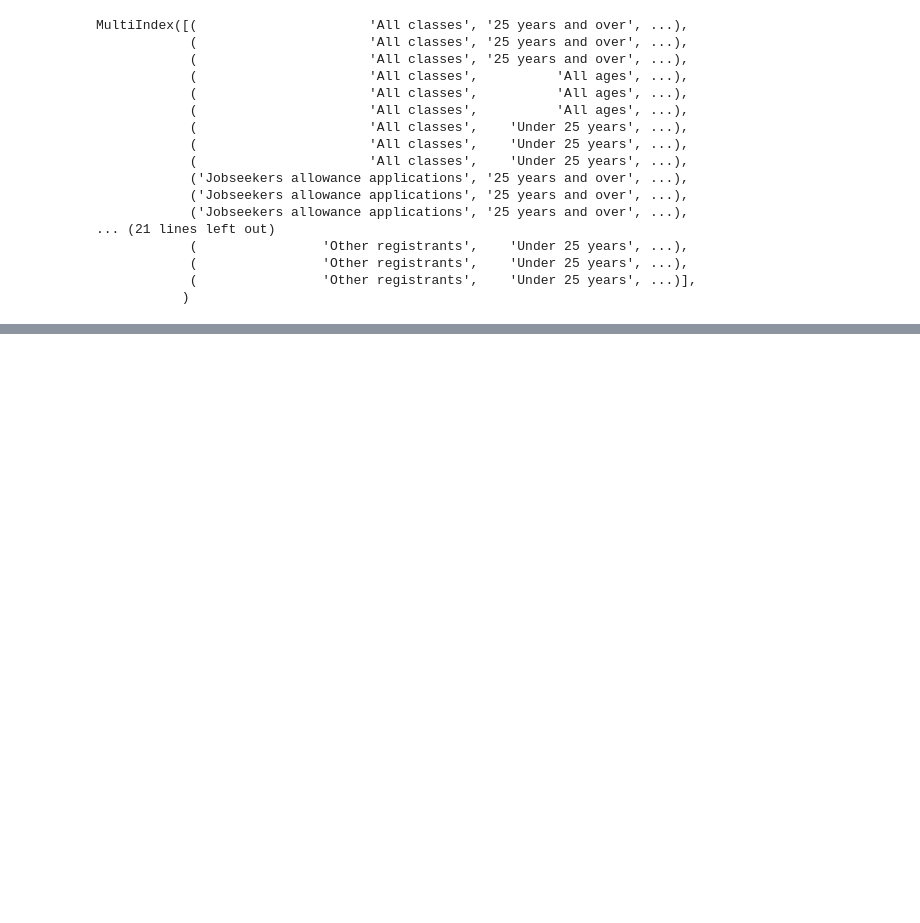
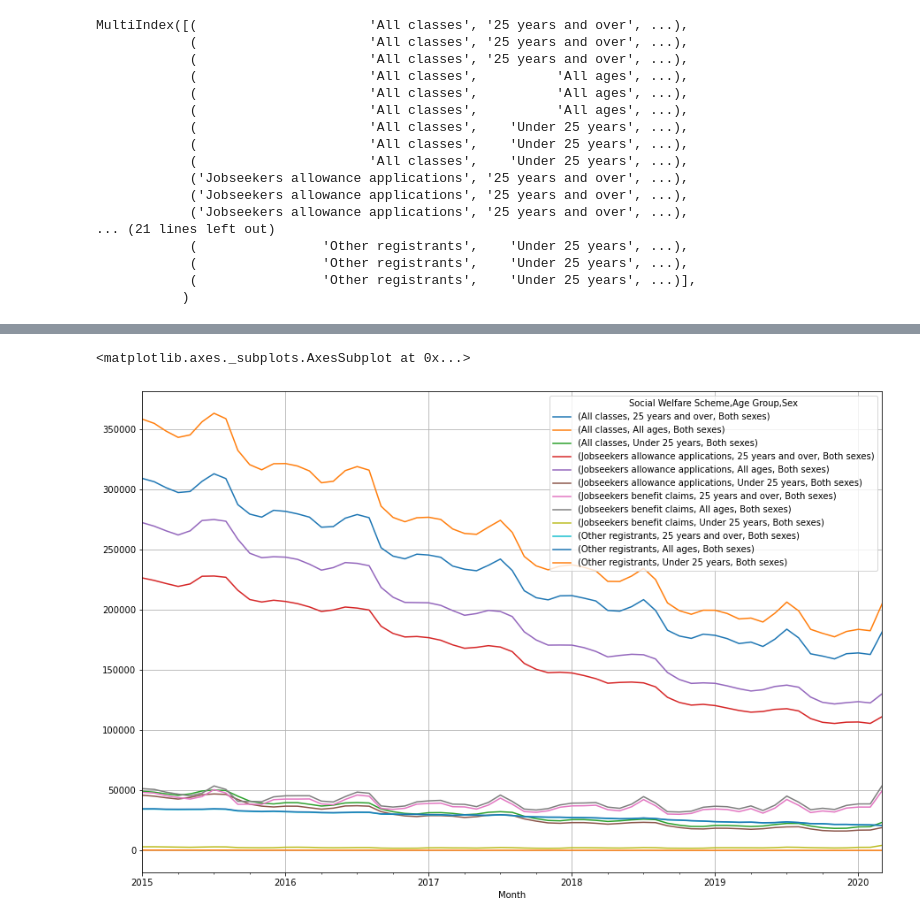
Before and after one commit to ML-COVID-19/data, a Jupyter notebook: CSO/Live Register Example.ipynb, the cells around one changed output, grey strips where cells are left out. Saved outputs shown, nothing was run; the diff lists cells and outputs as text; code cells hidden in the pictures; blank space fills up the shorter version.

```diff
--- a/CSO/Live Register Example.ipynb
+++ b/CSO/Live Register Example.ipynb
@@ -88,0 +209,5 @@ ds["dataset"]["label"]
+# %%
+df.loc["2015":, idx[:,:,"Both sexes" ]].plot(figsize=(15,10),grid=True)
+# %% [output]
+<matplotlib.axes._subplots.AxesSubplot at 0x...>
+[figure, added]
```
Also changed, not shown: parts of 18 cells of this notebook.
